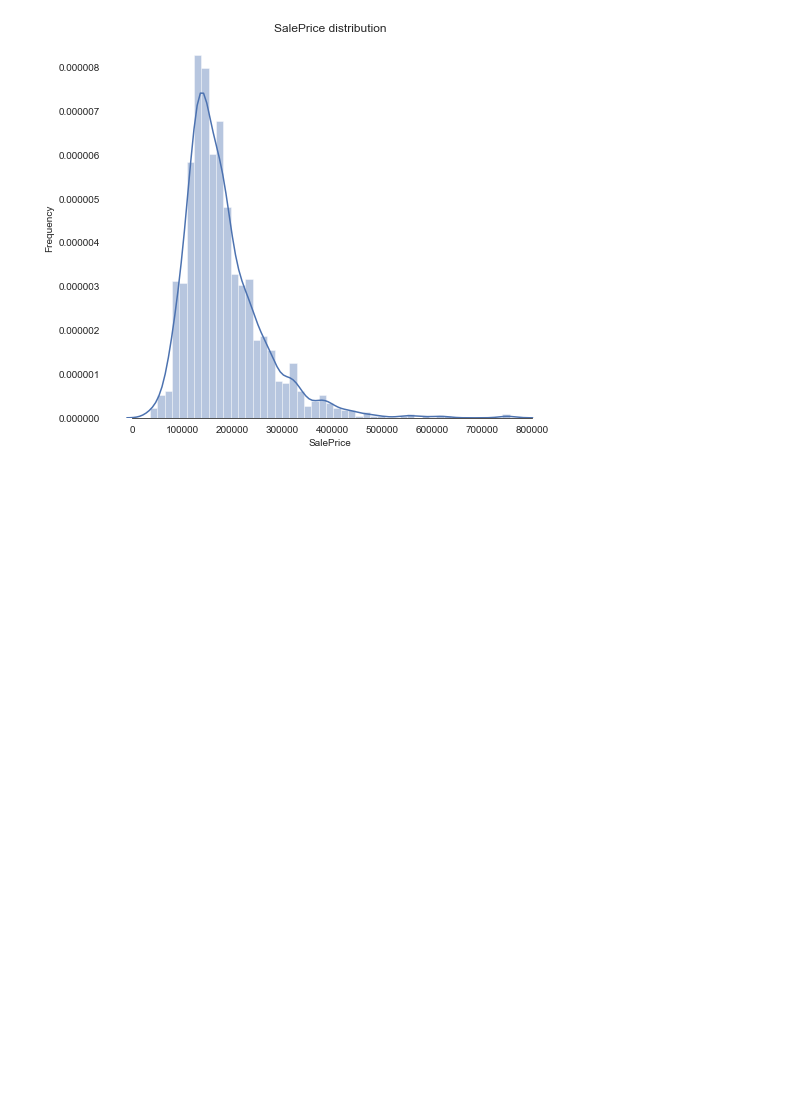
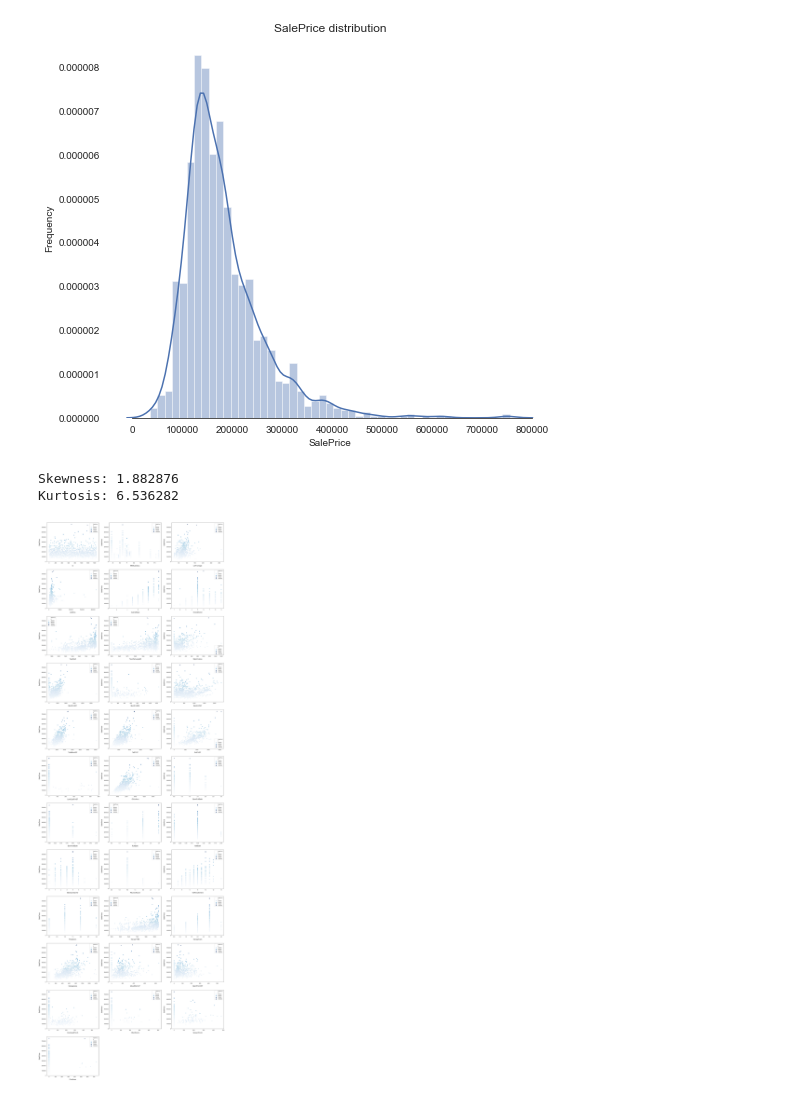
Before and after one commit to Ashishkhurana01/kaggle-work, a Jupyter notebook: House Prices - Advanced regression techniques v1.1.ipynb, the cells around one changed output. Saved outputs shown, nothing was run; the diff lists cells and outputs as text; code cells hidden in the pictures; blank space fills up the shorter version.

```diff
--- a/House Prices - Advanced regression techniques v1.1.ipynb
+++ b/House Prices - Advanced regression techniques v1.1.ipynb
@@ -74,3 +74,59 @@ sns.despine(trim=True, left=True)
 plt.show()
 # %% [output]
 [figure]
+# %%
+#skewness and kurtosis
+# In probability theory and statistics, skewness is a measure of the asymmetry of the
+# probability distribution of a real-valued random variable about its mean.
+# The skewness value can be positive, zero, negative, or undefined.
+
+# In probability theory and statistics, kurtosis is a measure of the "tailedness" of the
+# probability distribution of a real-valued random variable.
+# The kurtosis of any univariate normal distribution is 3. Distributions with kurtosis greater than 3
+# are said to be leptokurtic (otherwise less than 3 is platykurtic). An example of a leptokurtic
+# distribution is the Laplace distribution,
+# which has tails that asymptotically approach zero more slowly than a Gaussian,
+# and therefore produces more outliers than the normal distribution
+
+# Skew and kurt
+print("Skewness: %f" % train['SalePrice'].skew())
+print("Kurtosis: %f" % train['SalePrice'].kurt())
+# %% [output]
+Skewness: 1.882876
+Kurtosis: 6.536282
+# %%
+# features deep-dive
+
+# Finding numeric features
+numeric_dtypes = ['int16', 'int32', 'int64', 'float16', 'float32', 'float64']
+numeric = []
+for i in train.columns:
+    if train[i].dtype in numeric_dtypes:
+        if i in ['TotalSF', 'Total_Bathrooms','Total_porch_sf','haspool','hasgarage','hasbsmt','hasfireplace']:
+            pass
+        else:
+            numeric.append(i)
+# %%
+# visualising some more outliers in the data values
+fig, axs = plt.subplots(ncols=2, nrows=0, figsize=(12, 120))
+plt.subplots_adjust(right=2)
+plt.subplots_adjust(top=2)
+sns.color_palette("husl", 8)
+for i, feature in enumerate(list(train[numeric]), 1):
+    if(feature=='MiscVal'):
+        break
+    plt.subplot(len(list(numeric)), 3, i)
+    sns.scatterplot(x=feature, y='SalePrice', hue='SalePrice', palette='Blues', data=train)
+
+    plt.xlabel('{}'.format(feature), size=15,labelpad=12.5)
+    plt.ylabel('SalePrice', size=15, labelpad=12.5)
+
+    for j in range(2):
+        plt.tick_params(axis='x', labelsize=12)
+        plt.tick_params(axis='y', labelsize=12)
+
+    plt.legend(loc='best', prop={'size': 10})
+
+plt.show()
+# %% [output]
+[figure, added]
```
Also changed, not shown: parts of 7 cells of this notebook.
